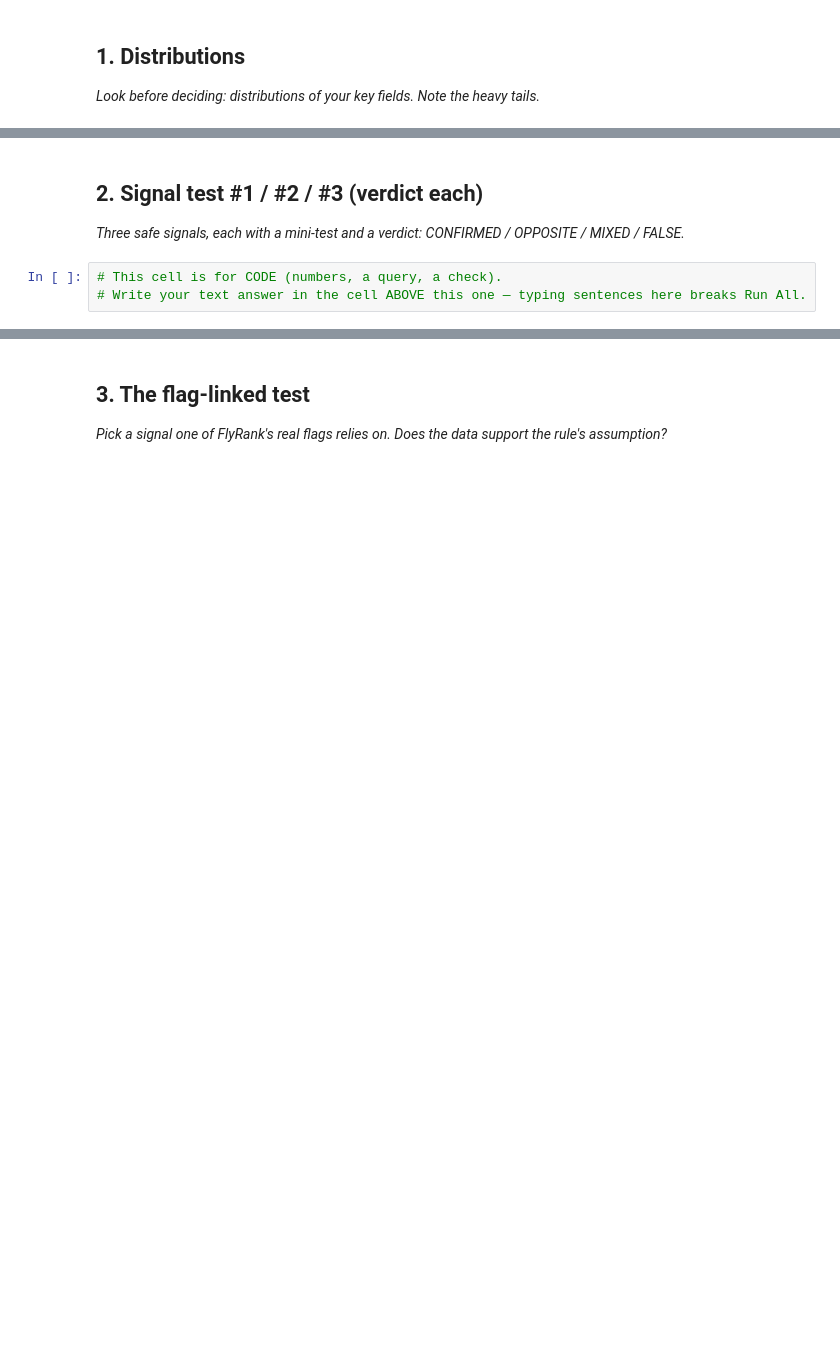
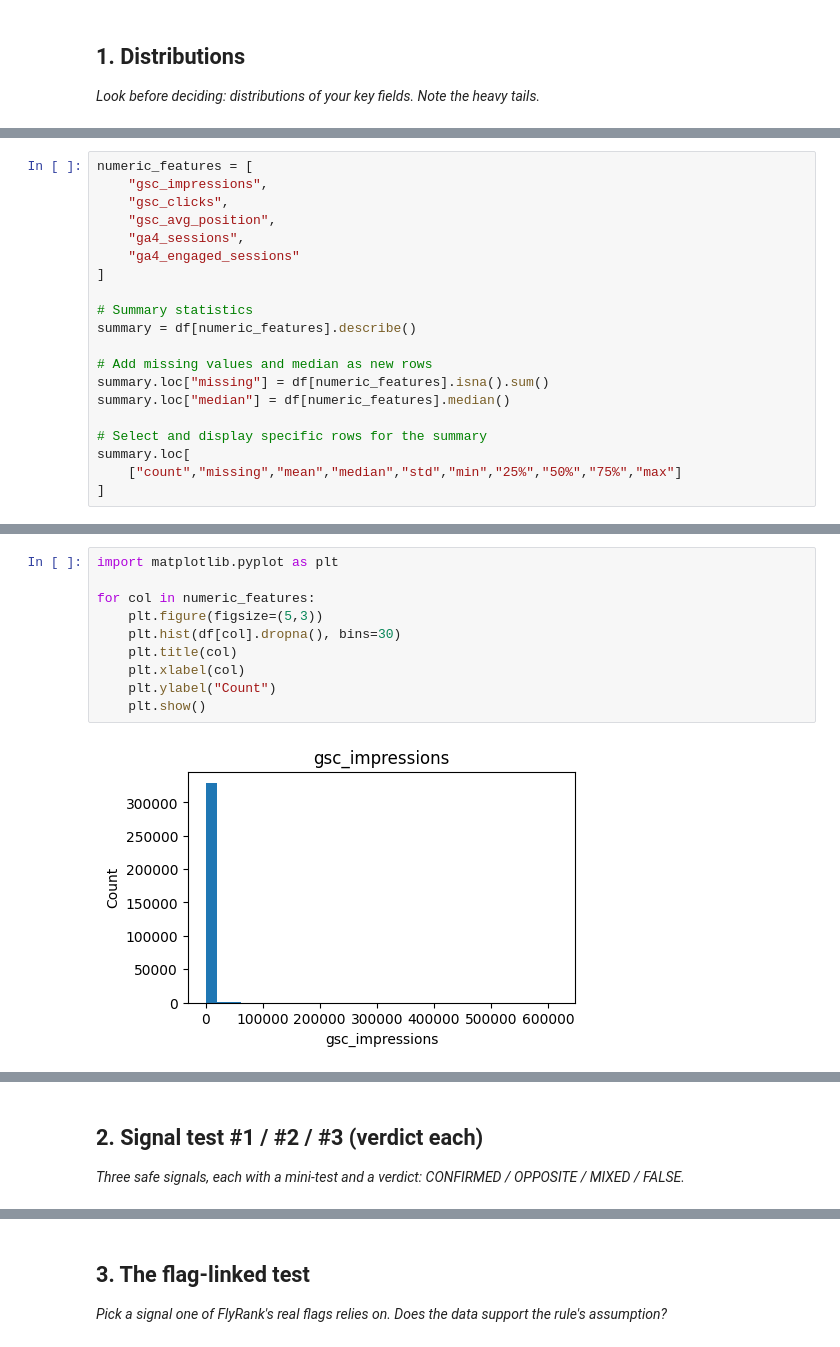
Before and after one commit to adityag30/FlyRank-internship-ML, a Jupyter notebook: work/notebooks/w04_signal_audit.ipynb, the cells around one changed output, grey strips where cells are left out. Drawn from its saved outputs; the diff is of its cells as text; blank space fills up the shorter version.

```diff
--- a/work/notebooks/w04_signal_audit.ipynb
+++ b/work/notebooks/w04_signal_audit.ipynb
@@ -15,0 +83,20 @@ This skeleton is yours to fill. Work the sections **in order** — each one has
+# %%
+numeric_features = [
+    "gsc_impressions",
+    "gsc_clicks",
+    "gsc_avg_position",
+    "ga4_sessions",
+    "ga4_engaged_sessions"
+]
+
+# Summary statistics
+summary = df[numeric_features].describe()
+
+# Add missing values and median as new rows
+summary.loc["missing"] = df[numeric_features].isna().sum()
+summary.loc["median"] = df[numeric_features].median()
+
+# Select and display specific rows for the summary
+summary.loc[
+    ["count","missing","mean","median","std","min","25%","50%","75%","max"]
+]
@@ -15,0 +115,12 @@ This skeleton is yours to fill. Work the sections **in order** — each one has
+# %%
+import matplotlib.pyplot as plt
+
+for col in numeric_features:
+    plt.figure(figsize=(5,3))
+    plt.hist(df[col].dropna(), bins=30)
+    plt.title(col)
+    plt.xlabel(col)
+    plt.ylabel("Count")
+    plt.show()
+# %% [output]
+[figure, added]
@@ -17,6 +132,3 @@ This skeleton is yours to fill. Work the sections **in order** — each one has
 ## 2. Signal test #1 / #2 / #3 (verdict each)
 
 *Three safe signals, each with a mini-test and a verdict: CONFIRMED / OPPOSITE / MIXED / FALSE.*
-# %%
-# This cell is for CODE (numbers, a query, a check).
-# Write your text answer in the cell ABOVE this one — typing sentences here breaks Run All.
```
Also changed, not shown: parts of 17 cells of this notebook.
